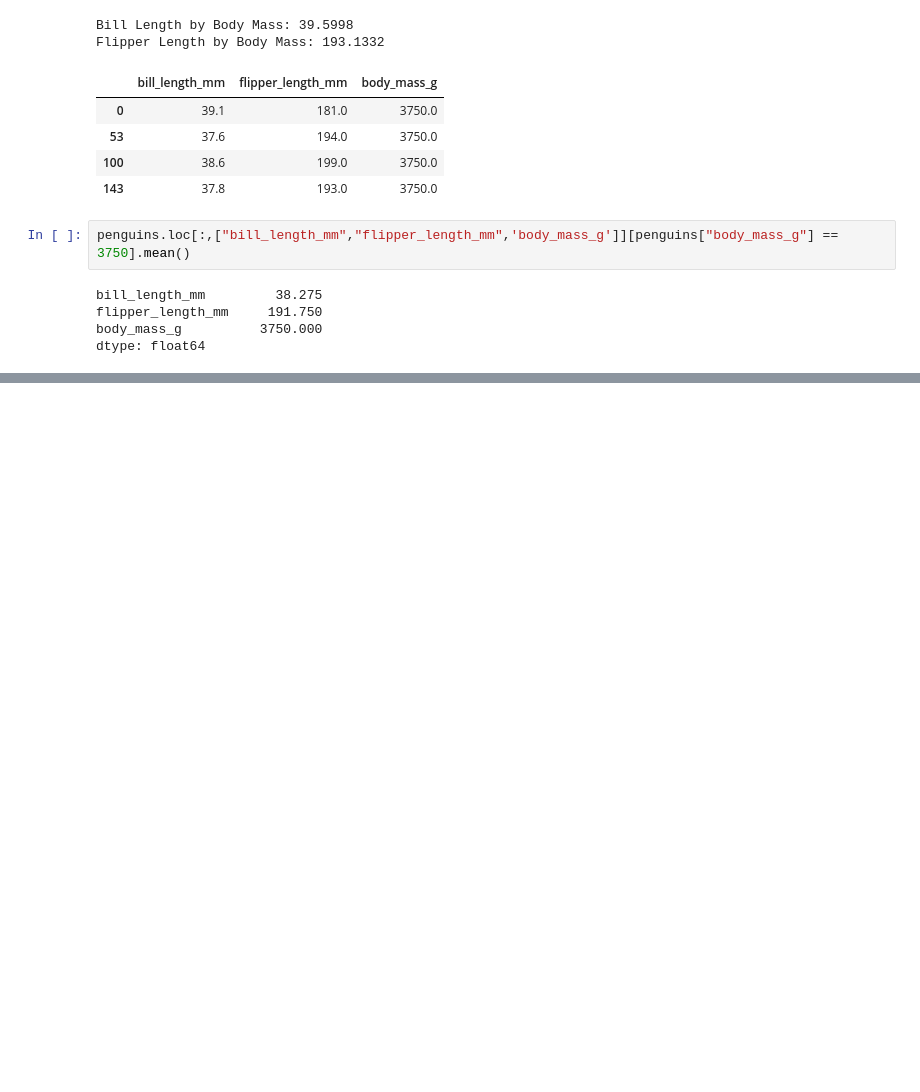
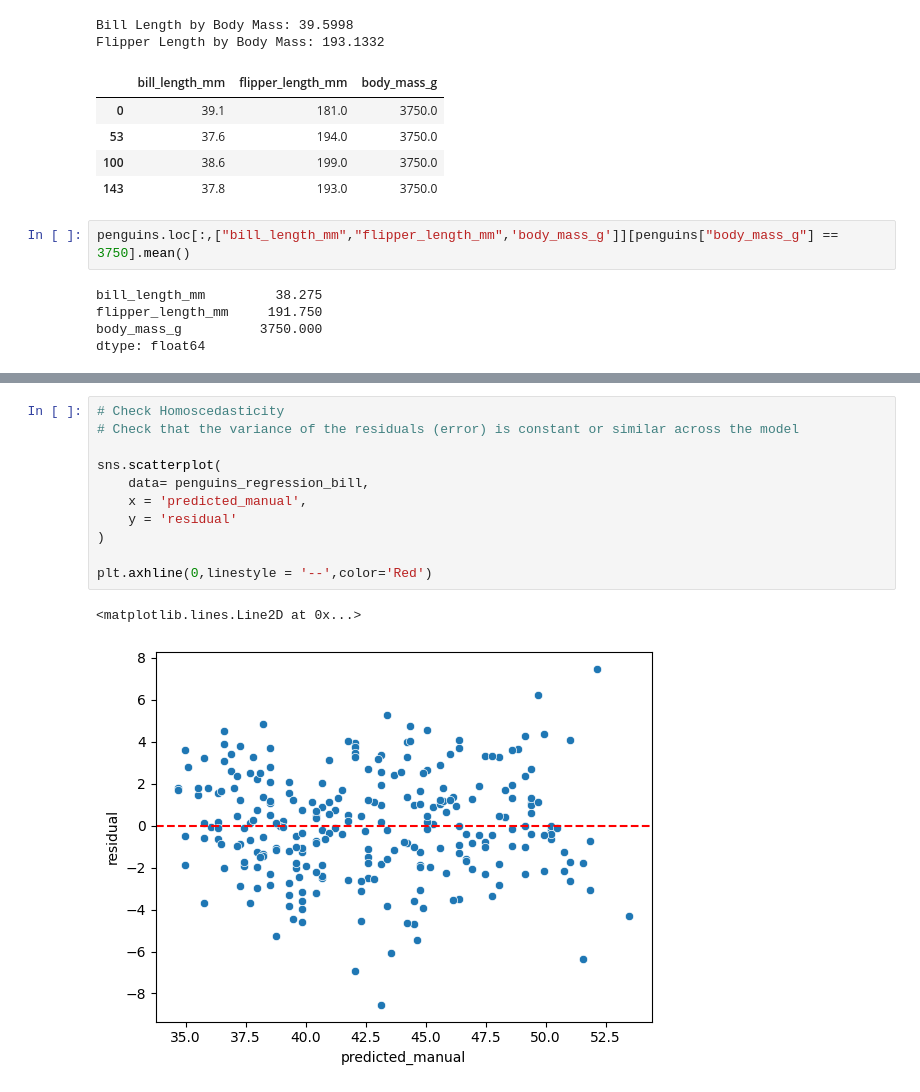
Before and after one commit to AfobCode/LearningPython, a Jupyter notebook: Regression_Analysis/linear_regression.ipynb, the cells around one changed output, grey strips where cells are left out. Drawn from its saved outputs; the diff is of its cells as text; blank space fills up the shorter version.

```diff
--- a/Regression_Analysis/linear_regression.ipynb
+++ b/Regression_Analysis/linear_regression.ipynb
@@ -247,0 +378,14 @@ dtype: float64
+# %%
+# Check Homoscedasticity
+# Check that the variance of the residuals (error) is constant or similar across the model
+
+sns.scatterplot(
+    data= penguins_regression_bill,
+    x = 'predicted_manual',
+    y = 'residual'
+)
+
+plt.axhline(0,linestyle = '--',color='Red')
+# %% [output]
+<matplotlib.lines.Line2D at 0x...>
+[figure, added]
```
Also changed, not shown: parts of 7 cells of this notebook.
